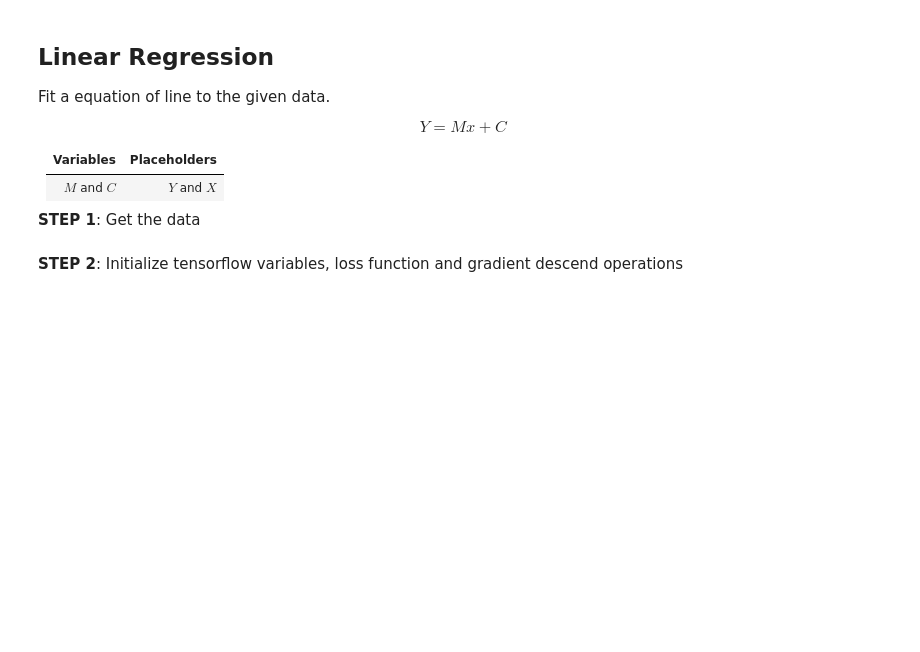
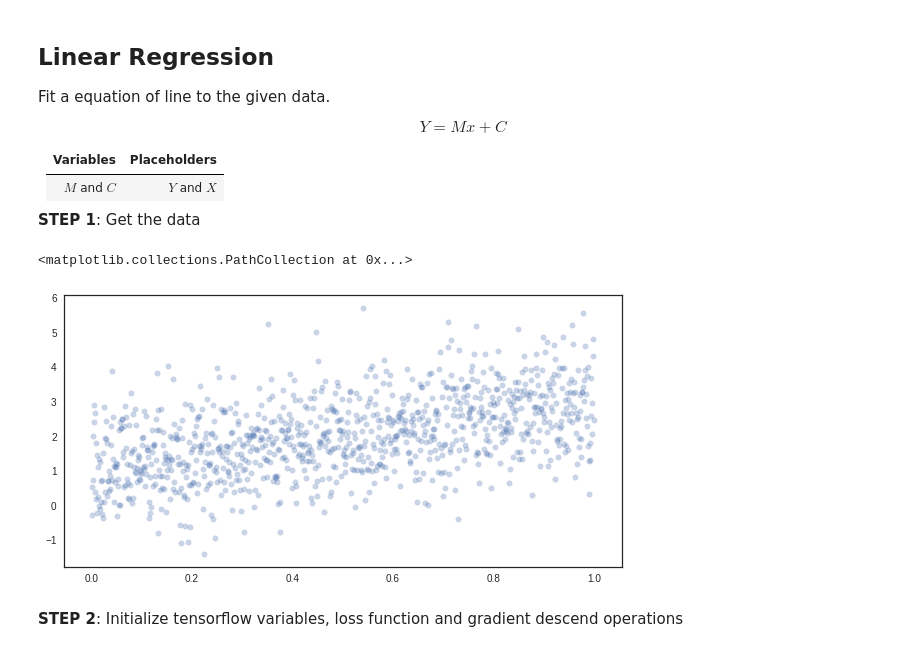
Before and after one commit to KimiaLab/SYDE-522, a Jupyter notebook: Tutorials/tut6.ipynb, the cells around one changed output. Saved outputs shown, nothing was run; the diff lists cells and outputs as text; code cells hidden in the pictures; blank space fills up the shorter version.

```diff
--- a/Tutorials/tut6.ipynb
+++ b/Tutorials/tut6.ipynb
@@ -48,5 +150,19 @@ Variables|Placeholders
 $M$ and $C$ | $Y$ and $X$
 
 **STEP 1**: Get the data
+# %%
+import matplotlib.pyplot as plt
+import seaborn as sns
+sns.set_style('white')
+%matplotlib inline
+
+X = np.linspace(0, 1, 1000)
+Y = 2.*X + 1. + np.random.randn(*X.shape)
+
+plt.figure(figsize=(10, 5))
+plt.scatter(X, Y, s=30, alpha=0.3)
+# %% [output]
+<matplotlib.collections.PathCollection at 0x...>
+[figure, added]
 # %% [markdown]
 **STEP 2**: Initialize tensorflow variables, loss function and gradient descend operations
```
Also changed, not shown: parts of 16 cells of this notebook.
